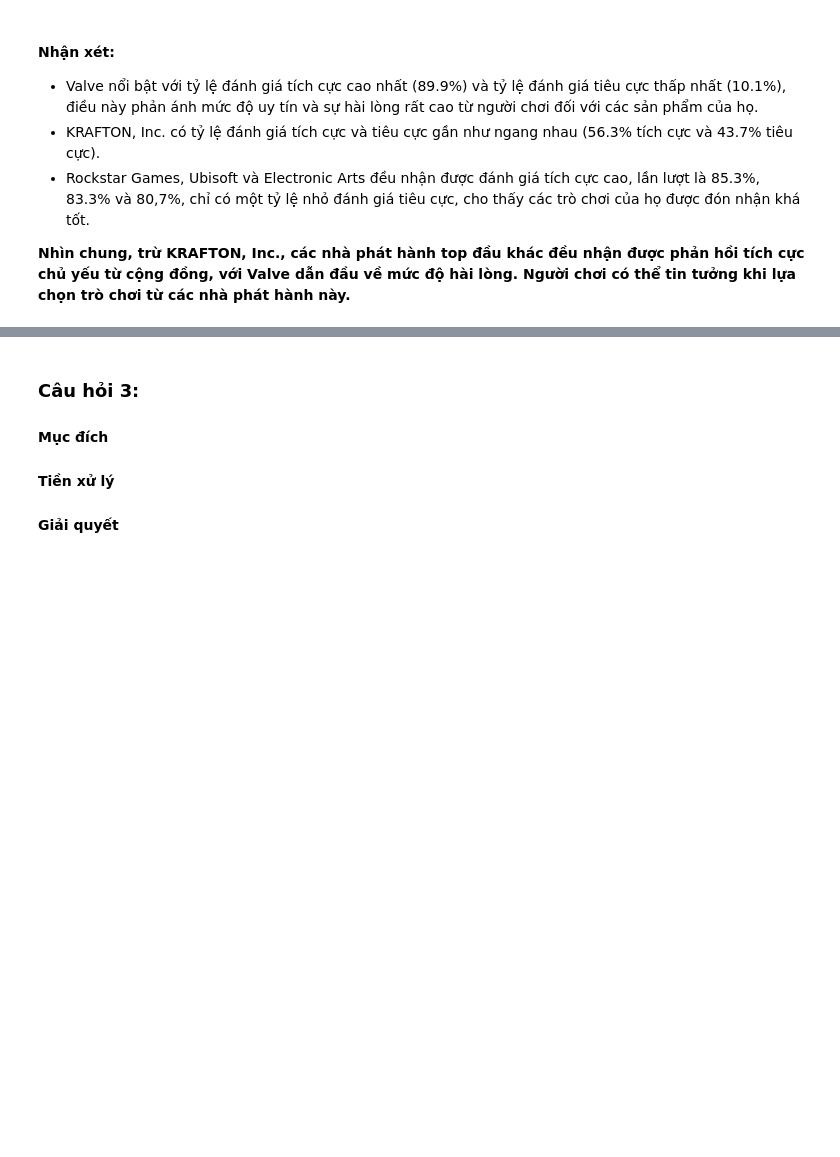
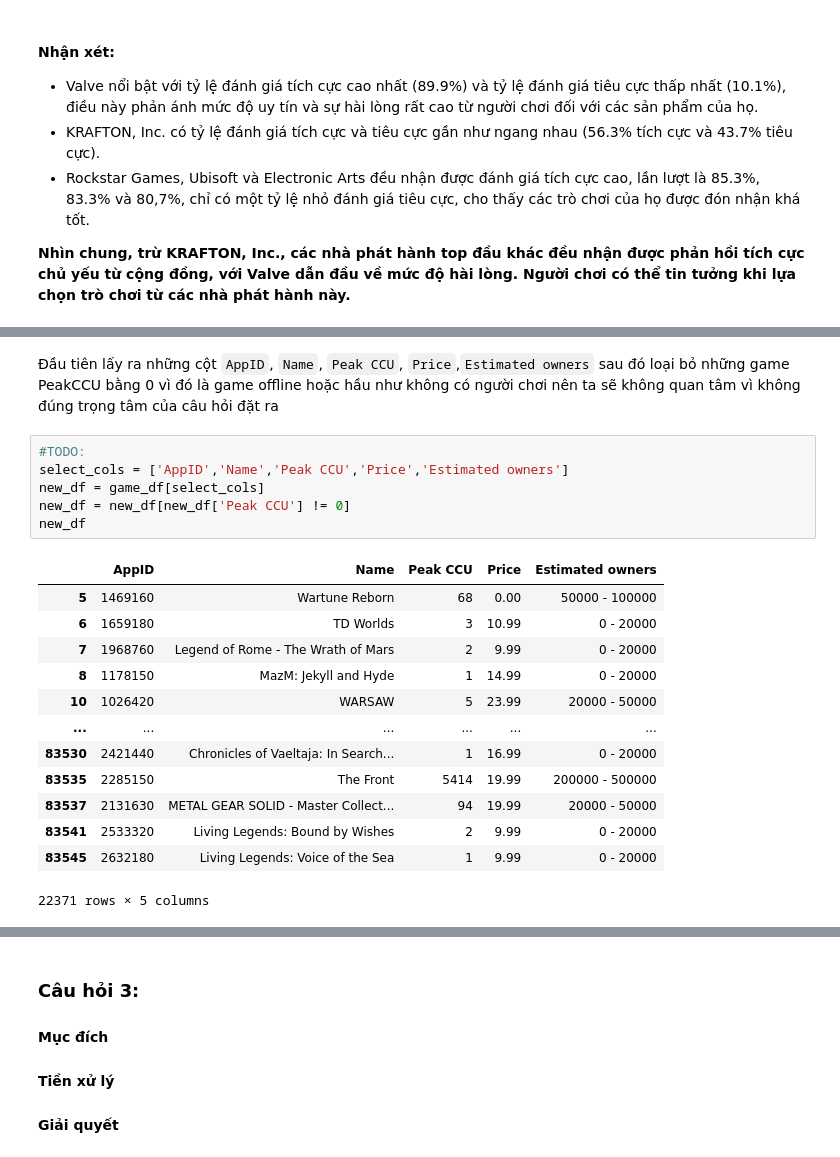
Before and after one commit to NamPhuonn/Final_project_data_science, a Jupyter notebook: final_project.ipynb, the cells around one changed output, grey strips where cells are left out. Cells and saved outputs as stored; diff of their text form; blank space fills up the shorter version.

```diff
--- a/final_project.ipynb
+++ b/final_project.ipynb
@@ -389,0 +388,22 @@ plt.show()
+# %% [markdown]
+Đầu tiên lấy ra những cột `AppID`, `Name`, `Peak CCU`, `Price`,`Estimated owners` sau đó loại bỏ những game PeakCCU bằng 0 vì đó là game offline hoặc hầu như không có người chơi nên ta sẽ không quan tâm vì không đúng trọng tâm của câu hỏi đặt ra
+# %%
+#TODO:
+select_cols = ['AppID','Name','Peak CCU','Price','Estimated owners']
+new_df = game_df[select_cols]
+new_df = new_df[new_df['Peak CCU'] != 0]
+new_df
+# %% [output]
+|  | AppID | Name | Peak CCU | Price | Estimated owners |
+| 5 | 1469160 | Wartune Reborn | 68 | 0.00 | 50000 - 100000 |
+| 6 | 1659180 | TD Worlds | 3 | 10.99 | 0 - 20000 |
+| 7 | 1968760 | Legend of Rome - The Wrath of Mars | 2 | 9.99 | 0 - 20000 |
+| 8 | 1178150 | MazM: Jekyll and Hyde | 1 | 14.99 | 0 - 20000 |
+| 10 | 1026420 | WARSAW | 5 | 23.99 | 20000 - 50000 |
+| ... | ... | ... | ... | ... | ... |
+| 83530 | 2421440 | Chronicles of Vaeltaja: In Search... | 1 | 16.99 | 0 - 20000 |
+| 83535 | 2285150 | The Front | 5414 | 19.99 | 200000 - 500000 |
+| 83537 | 2131630 | METAL GEAR SOLID - Master Collect... | 94 | 19.99 | 20000 - 50000 |
+| 83541 | 2533320 | Living Legends: Bound by Wishes | 2 | 9.99 | 0 - 20000 |
+| 83545 | 2632180 | Living Legends: Voice of the Sea | 1 | 9.99 | 0 - 20000 |
+22371 rows × 5 columns
```
Also changed, not shown: parts of 11 cells of this notebook.
